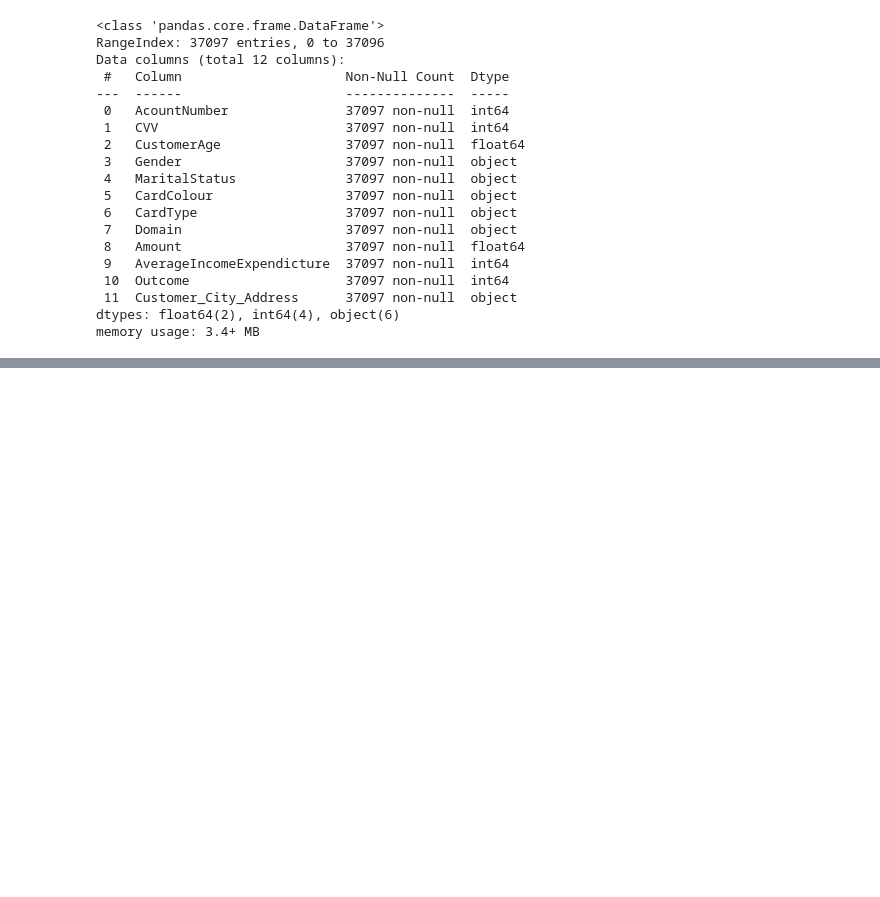
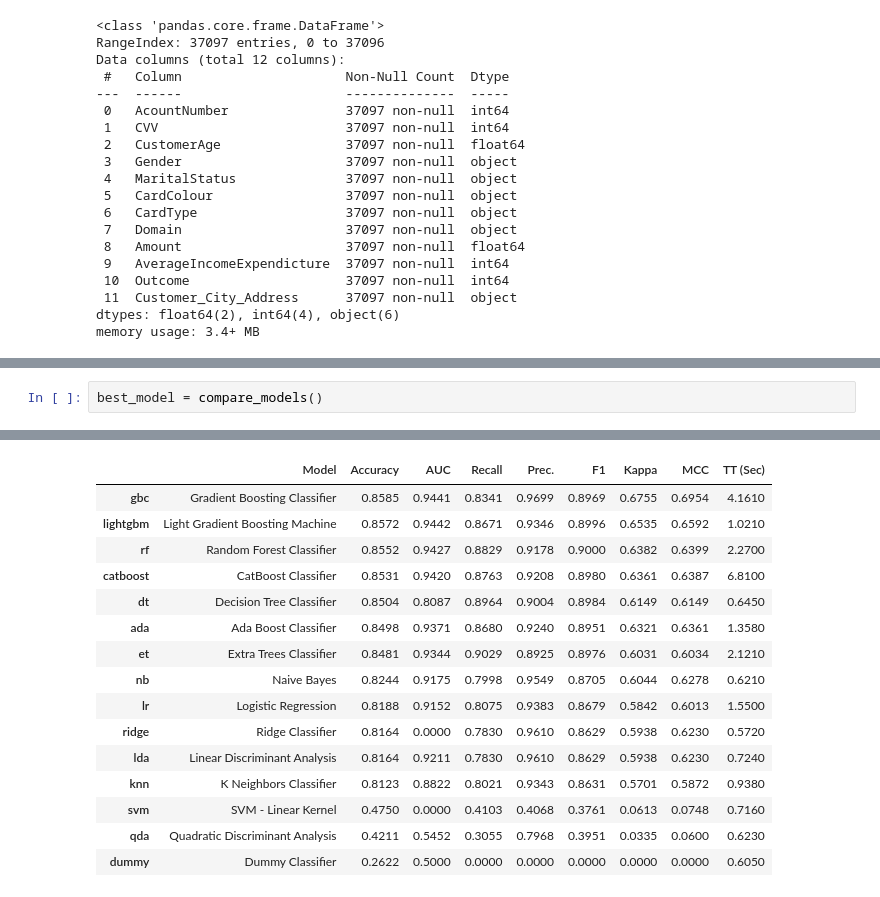
Before and after one commit to ktherron/DataScienceCapstone, a Jupyter notebook: credit_data_modeling.ipynb, the cells around one changed output, grey strips where cells are left out. Cells and saved outputs as stored; diff of their text form; blank space fills up the shorter version.

Commit message:
Model  and App complete
Finished application and modeling.

```diff
--- a/credit_data_modeling.ipynb
+++ b/credit_data_modeling.ipynb
@@ -61,0 +62,3 @@ classify = setup(data = credit_data, target = 'Outcome', fix_imbalance = True)
+# %%
+best_model = compare_models()
+# %% [output]
@@ -61,0 +66,16 @@ classify = setup(data = credit_data, target = 'Outcome', fix_imbalance = True)
+|  | Model | Accuracy | AUC | Recall | Prec. | F1 | Kappa | MCC | TT (Sec) |
+| gbc | Gradient Boosting Classifier | 0.8585 | 0.9441 | 0.8341 | 0.9699 | 0.8969 | 0.6755 | 0.6954 | 4.1610 |
+| lightgbm | Light Gradient Boosting Machine | 0.8572 | 0.9442 | 0.8671 | 0.9346 | 0.8996 | 0.6535 | 0.6592 | 1.0210 |
+| rf | Random Forest Classifier | 0.8552 | 0.9427 | 0.8829 | 0.9178 | 0.9000 | 0.6382 | 0.6399 | 2.2700 |
+| catboost | CatBoost Classifier | 0.8531 | 0.9420 | 0.8763 | 0.9208 | 0.8980 | 0.6361 | 0.6387 | 6.8100 |
+| dt | Decision Tree Classifier | 0.8504 | 0.8087 | 0.8964 | 0.9004 | 0.8984 | 0.6149 | 0.6149 | 0.6450 |
+| ada | Ada Boost Classifier | 0.8498 | 0.9371 | 0.8680 | 0.9240 | 0.8951 | 0.6321 | 0.6361 | 1.3580 |
+| et | Extra Trees Classifier | 0.8481 | 0.9344 | 0.9029 | 0.8925 | 0.8976 | 0.6031 | 0.6034 | 2.1210 |
+| nb | Naive Bayes | 0.8244 | 0.9175 | 0.7998 | 0.9549 | 0.8705 | 0.6044 | 0.6278 | 0.6210 |
+| lr | Logistic Regression | 0.8188 | 0.9152 | 0.8075 | 0.9383 | 0.8679 | 0.5842 | 0.6013 | 1.5500 |
+| ridge | Ridge Classifier | 0.8164 | 0.0000 | 0.7830 | 0.9610 | 0.8629 | 0.5938 | 0.6230 | 0.5720 |
+| lda | Linear Discriminant Analysis | 0.8164 | 0.9211 | 0.7830 | 0.9610 | 0.8629 | 0.5938 | 0.6230 | 0.7240 |
+| knn | K Neighbors Classifier | 0.8123 | 0.8822 | 0.8021 | 0.9343 | 0.8631 | 0.5701 | 0.5872 | 0.9380 |
+| svm | SVM - Linear Kernel | 0.4750 | 0.0000 | 0.4103 | 0.4068 | 0.3761 | 0.0613 | 0.0748 | 0.7160 |
+| qda | Quadratic Discriminant Analysis | 0.4211 | 0.5452 | 0.3055 | 0.7968 | 0.3951 | 0.0335 | 0.0600 | 0.6230 |
+| dummy | Dummy Classifier | 0.2622 | 0.5000 | 0.0000 | 0.0000 | 0.0000 | 0.0000 | 0.0000 | 0.6050 |
```
Also changed, not shown: parts of 18 cells of this notebook, 15 other files.
